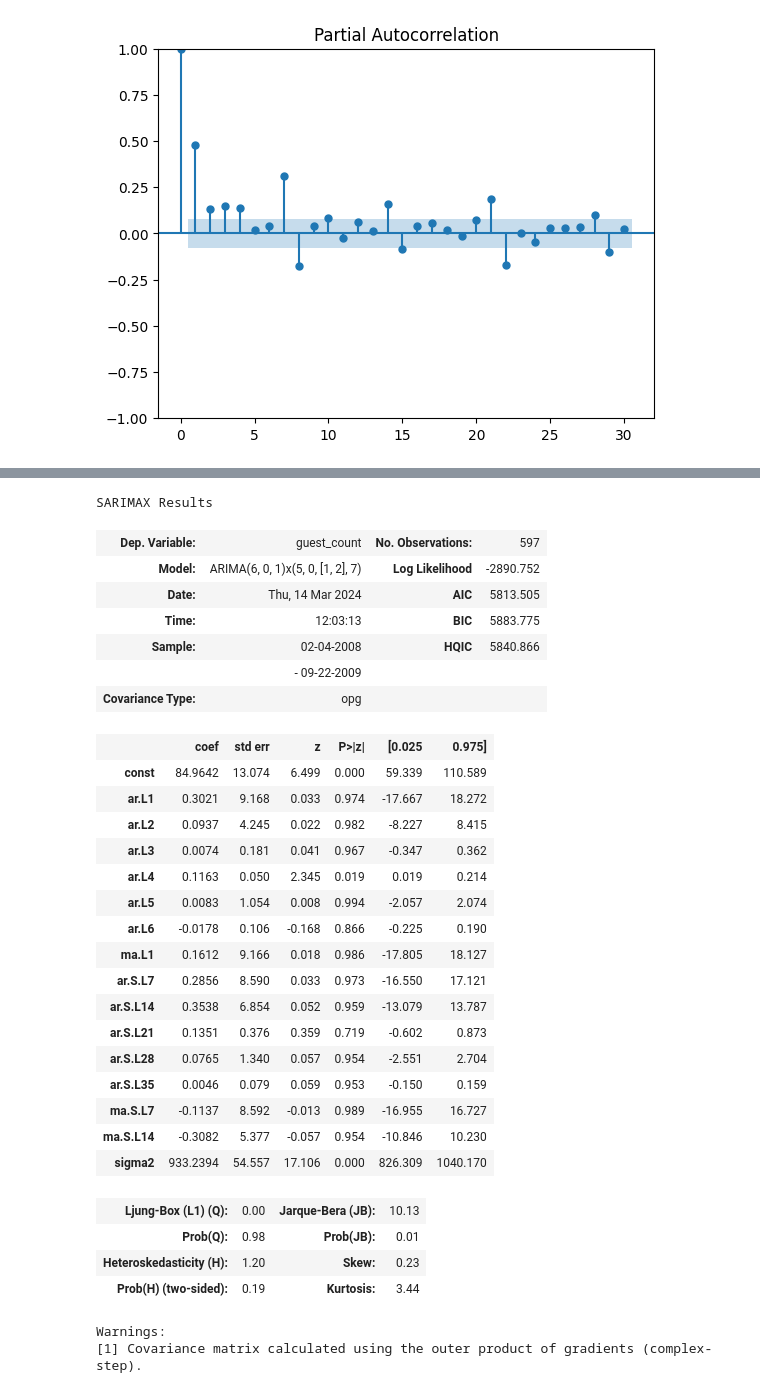
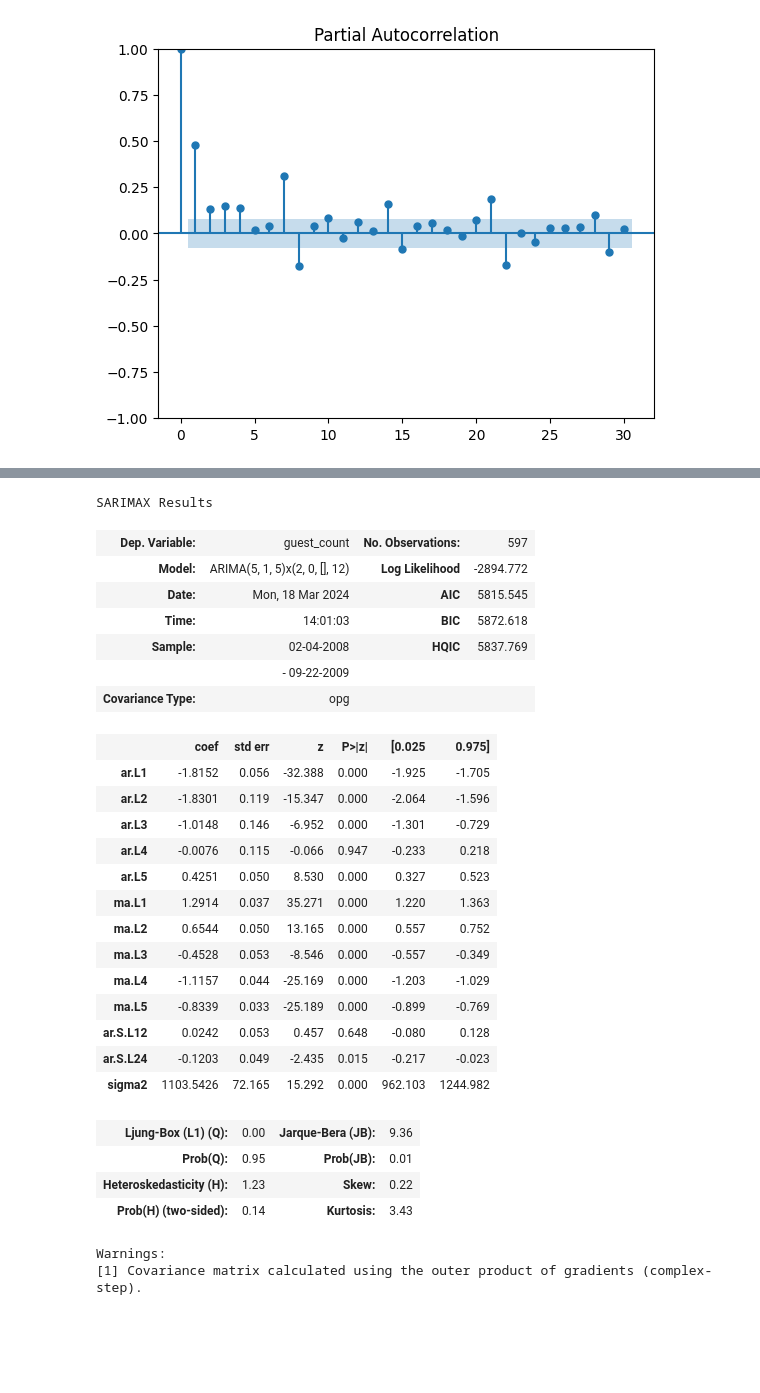
Before and after one commit to Matija-Kukic/lumen, a Jupyter notebook: models/ARIMA/train_occupancy_testing.ipynb, the cells around one changed output, grey strips where cells are left out. Saved outputs shown, nothing was run; the diff lists cells and outputs as text; code cells hidden in the pictures; blank space fills up the shorter version.

```diff
--- a/models/ARIMA/train_occupancy_testing.ipynb
+++ b/models/ARIMA/train_occupancy_testing.ipynb
@@ -128,39 +94,36 @@ Warnings:
 # %%
 # best prediction
-mod = ARIMA(train["guest_count"], order = (6,0,1), seasonal_order = (5,0,2,7))
-#mod = ARIMA(train["guest_count"], order = (5,1,5), seasonal_order = (2,0,0,12))
+#mod = ARIMA(train["guest_count"], order = (6,0,1), seasonal_order = (5,0,2,7))
+mod = ARIMA(train["guest_count"], order = (5,1,5), seasonal_order = (2,0,0,12))
 mod = mod.fit()
 mod.summary()
 # %% [output]
 SARIMAX Results
 | Dep. Variable: | guest_count | No. Observations: | 597 |
-| Model: | ARIMA(6, 0, 1)x(5, 0, [1, 2], 7) | Log Likelihood | -2890.752 |
-| Date: | Thu, 14 Mar 2024 | AIC | 5813.505 |
-| Time: | 12:03:13 | BIC | 5883.775 |
-| Sample: | 02-04-2008 | HQIC | 5840.866 |
+| Model: | ARIMA(5, 1, 5)x(2, 0, [], 12) | Log Likelihood | -2894.772 |
+| Date: | Mon, 18 Mar 2024 | AIC | 5815.545 |
+| Time: | 14:01:03 | BIC | 5872.618 |
+| Sample: | 02-04-2008 | HQIC | 5837.769 |
 |  | - 09-22-2009 |  |  |
 | Covariance Type: | opg |  |  |
 |  | coef | std err | z | P>|z| | [0.025 | 0.975] |
-| const | 84.9642 | 13.074 | 6.499 | 0.000 | 59.339 | 110.589 |
-| ar.L1 | 0.3021 | 9.168 | 0.033 | 0.974 | -17.667 | 18.272 |
-| ar.L2 | 0.0937 | 4.245 | 0.022 | 0.982 | -8.227 | 8.415 |
-| ar.L3 | 0.0074 | 0.181 | 0.041 | 0.967 | -0.347 | 0.362 |
-| ar.L4 | 0.1163 | 0.050 | 2.345 | 0.019 | 0.019 | 0.214 |
-| ar.L5 | 0.0083 | 1.054 | 0.008 | 0.994 | -2.057 | 2.074 |
-| ar.L6 | -0.0178 | 0.106 | -0.168 | 0.866 | -0.225 | 0.190 |
-| ma.L1 | 0.1612 | 9.166 | 0.018 | 0.986 | -17.805 | 18.127 |
-| ar.S.L7 | 0.2856 | 8.590 | 0.033 | 0.973 | -16.550 | 17.121 |
-| ar.S.L14 | 0.3538 | 6.854 | 0.052 | 0.959 | -13.079 | 13.787 |
-| ar.S.L21 | 0.1351 | 0.376 | 0.359 | 0.719 | -0.602 | 0.873 |
-| ar.S.L28 | 0.0765 | 1.340 | 0.057 | 0.954 | -2.551 | 2.704 |
-| ar.S.L35 | 0.0046 | 0.079 | 0.059 | 0.953 | -0.150 | 0.159 |
-| ma.S.L7 | -0.1137 | 8.592 | -0.013 | 0.989 | -16.955 | 16.727 |
-| ma.S.L14 | -0.3082 | 5.377 | -0.057 | 0.954 | -10.846 | 10.230 |
-| sigma2 | 933.2394 | 54.557 | 17.106 | 0.000 | 826.309 | 1040.170 |
+| ar.L1 | -1.8152 | 0.056 | -32.388 | 0.000 | -1.925 | -1.705 |
+| ar.L2 | -1.8301 | 0.119 | -15.347 | 0.000 | -2.064 | -1.596 |
+| ar.L3 | -1.0148 | 0.146 | -6.952 | 0.000 | -1.301 | -0.729 |
+| ar.L4 | -0.0076 | 0.115 | -0.066 | 0.947 | -0.233 | 0.218 |
+| ar.L5 | 0.4251 | 0.050 | 8.530 | 0.000 | 0.327 | 0.523 |
+| ma.L1 | 1.2914 | 0.037 | 35.271 | 0.000 | 1.220 | 1.363 |
+| ma.L2 | 0.6544 | 0.050 | 13.165 | 0.000 | 0.557 | 0.752 |
+| ma.L3 | -0.4528 | 0.053 | -8.546 | 0.000 | -0.557 | -0.349 |
+| ma.L4 | -1.1157 | 0.044 | -25.169 | 0.000 | -1.203 | -1.029 |
+| ma.L5 | -0.8339 | 0.033 | -25.189 | 0.000 | -0.899 | -0.769 |
+| ar.S.L12 | 0.0242 | 0.053 | 0.457 | 0.648 | -0.080 | 0.128 |
+| ar.S.L24 | -0.1203 | 0.049 | -2.435 | 0.015 | -0.217 | -0.023 |
+| sigma2 | 1103.5426 | 72.165 | 15.292 | 0.000 | 962.103 | 1244.982 |
-| Ljung-Box (L1) (Q): | 0.00 | Jarque-Bera (JB): | 10.13 |
-| Prob(Q): | 0.98 | Prob(JB): | 0.01 |
-| Heteroskedasticity (H): | 1.20 | Skew: | 0.23 |
-| Prob(H) (two-sided): | 0.19 | Kurtosis: | 3.44 |
+| Ljung-Box (L1) (Q): | 0.00 | Jarque-Bera (JB): | 9.36 |
+| Prob(Q): | 0.95 | Prob(JB): | 0.01 |
+| Heteroskedasticity (H): | 1.23 | Skew: | 0.22 |
+| Prob(H) (two-sided): | 0.14 | Kurtosis: | 3.43 |
 Warnings:
 [1] Covariance matrix calculated using the outer product of gradients (complex-step).
 # %%
```
Also changed, not shown: parts of 3 cells of this notebook.
